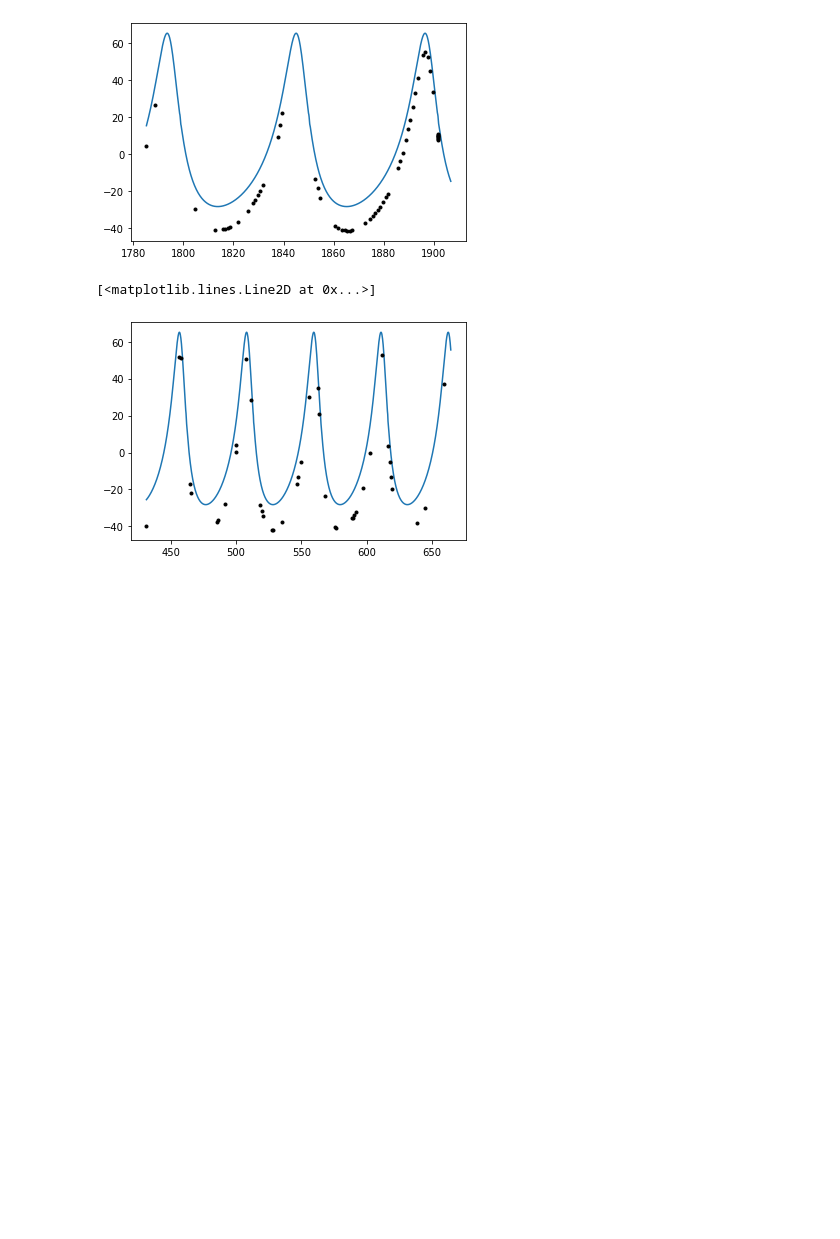
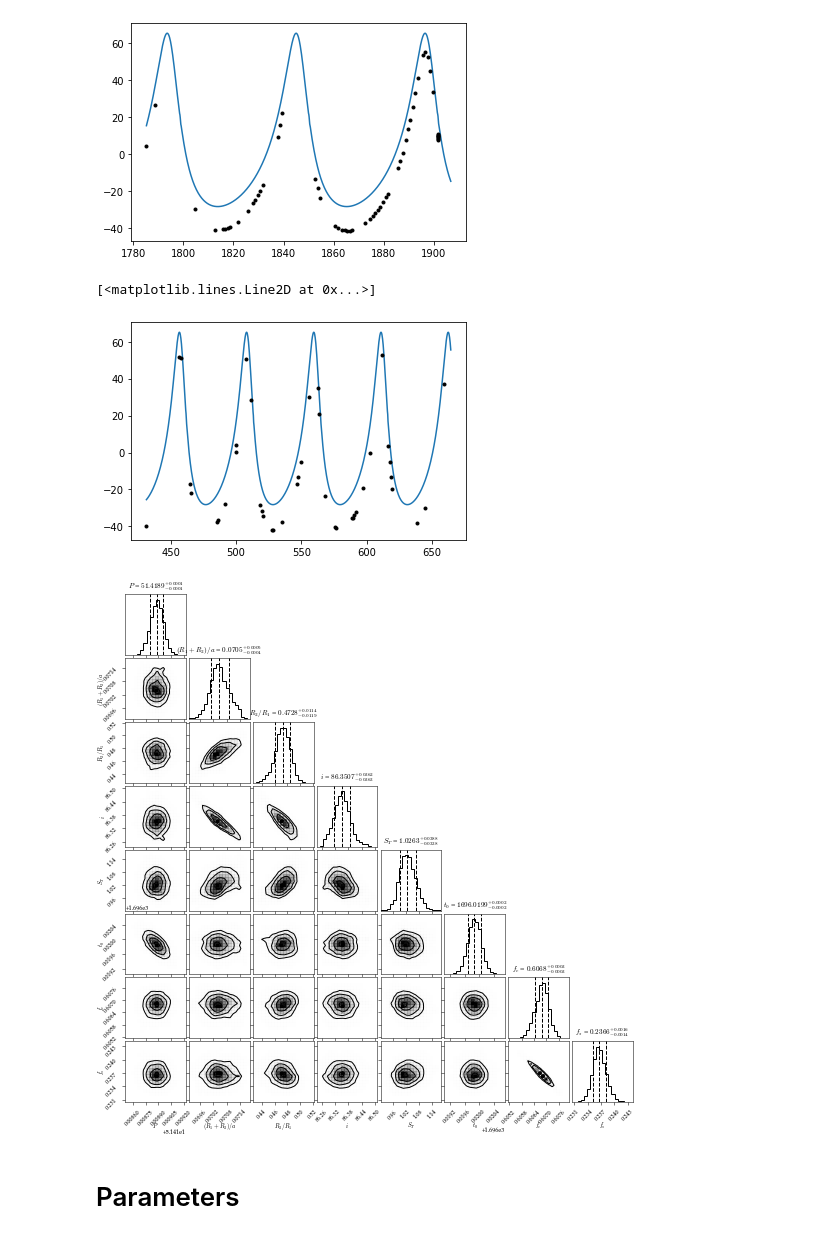
Before and after one commit to danhey/adra, a Jupyter notebook: ELLC model-multiple.ipynb, the cells around one changed output. Saved outputs shown, nothing was run; the diff lists cells and outputs as text; code cells hidden in the pictures; blank space fills up the shorter version.

```diff
--- a/ELLC model-multiple.ipynb
+++ b/ELLC model-multiple.ipynb
@@ -269,3 +263,19 @@ plt.plot(rv_bischoff[:,0], rv_bischoff[:,1], '.k')
 [figure]
 [<matplotlib.lines.Line2D at 0x...>]
 [figure]
+# %%
+import emcee
+
+pos = θ_initial + 1e-4 * np.random.randn(100, len(θ_initial))
+nwalkers, ndim = pos.shape
+
+filename = "chains/ellc_with_vsini_both_RV.h5"
+backend = emcee.backends.HDFBackend(filename)
+
+# Below is fow sampling .. !
+# backend.reset(nwalkers, ndim)
+
+# sampler = emcee.EnsembleSampler(nwalkers, ndim, lnlike, args=(time, flux, flux_err, x_song, y_song, y_song_err))
+# sampler = emcee.EnsembleSampler(nwalkers, ndim, lnlike, args=(time[::20], flux[::20],flux_err[::20], rv_song, rv_bischoff), backend=backend)
+
+# sampler.run_mcmc(pos, 15000, progress=True);
@@ -272 +294,18 @@ plt.plot(rv_bischoff[:,0], rv_bischoff[:,1], '.k')
+# %%
+pp = [
+     '$P$', '$(R_1 + R_2) / a$', '$R_2 / R_1$', '$i$', '$S_T$', '$t_0$', '$f_c$', '$f_s$', '$a_1$', 'gammava',
+    'gammavb', 'q11', 'q12', 'q21', 'q22', 'mean', 'vsini', 'loglc', 'logrv_a', 'logrv_b'
+
+]
+
+fig = plt.figure(figsize=[7.64, 7.64])
+corner.corner(
+    flat_samples[:,:8], labels=pp, fig=fig, rasterized=True,
+    show_titles=True, smooth=0.5, quantiles=[0.16, 0.5, 0.84], fill_contours=False, plot_datapoints=False,title_fmt='.4f',# truths=[m_true, b_true, np.log(f_true)]
+);
+plt.savefig('chains/corner.pdf', dpi=300)
+# %% [output]
+[figure, added]
+# %% [markdown]
+# Parameters
 # %%
```
Also changed, not shown: parts of 30 cells of this notebook, 3 other files.
